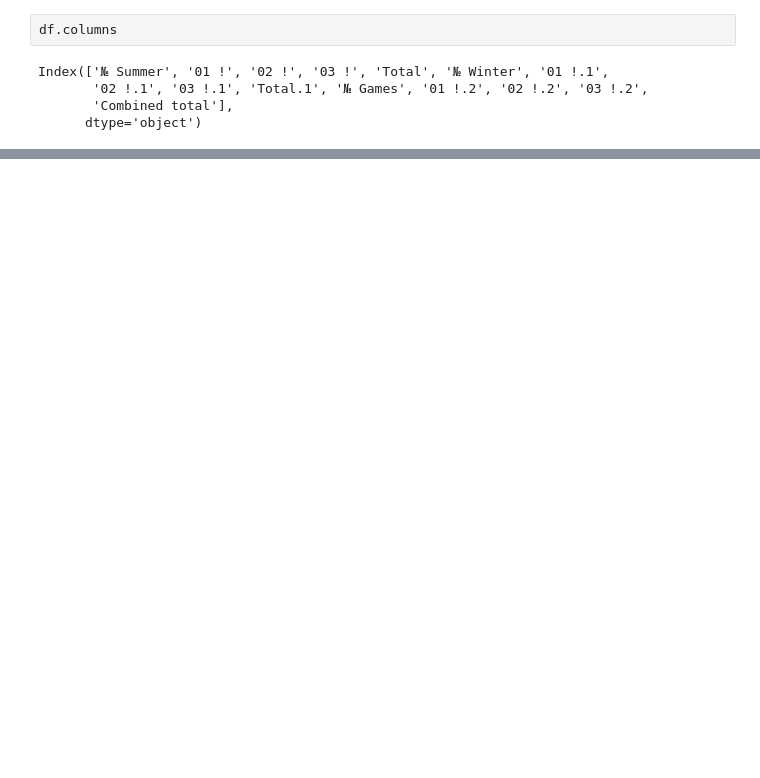
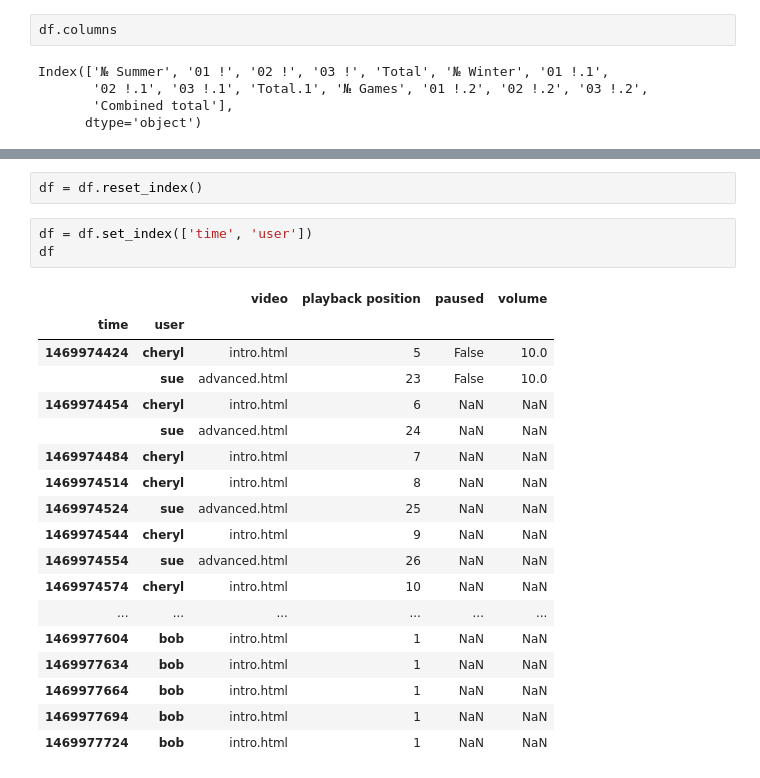
Before and after one commit to DanioPurdue/Python-Practice, a Jupyter notebook: Coursera/week2.ipynb, the cells around one changed output, grey strips where cells are left out. Saved outputs shown, nothing was run; the diff lists cells and outputs as text; blank space fills up the shorter version.

```diff
--- a/Coursera/week2.ipynb
+++ b/Coursera/week2.ipynb
@@ -67,0 +511,24 @@ df.head()
+# %%
+df = df.reset_index()
+# %%
+df = df.set_index(['time', 'user'])
+df
+# %% [output]
+|  |  | video | playback position | paused | volume |
+| time | user |  |  |  |  |
+| 1469974424 | cheryl | intro.html | 5 | False | 10.0 |
+|  | sue | advanced.html | 23 | False | 10.0 |
+| 1469974454 | cheryl | intro.html | 6 | NaN | NaN |
+|  | sue | advanced.html | 24 | NaN | NaN |
+| 1469974484 | cheryl | intro.html | 7 | NaN | NaN |
+| 1469974514 | cheryl | intro.html | 8 | NaN | NaN |
+| 1469974524 | sue | advanced.html | 25 | NaN | NaN |
+| 1469974544 | cheryl | intro.html | 9 | NaN | NaN |
+| 1469974554 | sue | advanced.html | 26 | NaN | NaN |
+| 1469974574 | cheryl | intro.html | 10 | NaN | NaN |
+| ... | ... | ... | ... | ... | ... |
+| 1469977604 | bob | intro.html | 1 | NaN | NaN |
+| 1469977634 | bob | intro.html | 1 | NaN | NaN |
+| 1469977664 | bob | intro.html | 1 | NaN | NaN |
+| 1469977694 | bob | intro.html | 1 | NaN | NaN |
+| 1469977724 | bob | intro.html | 1 | NaN | NaN |
```
Also changed, not shown: parts of 63 cells of this notebook, 2 other files.
